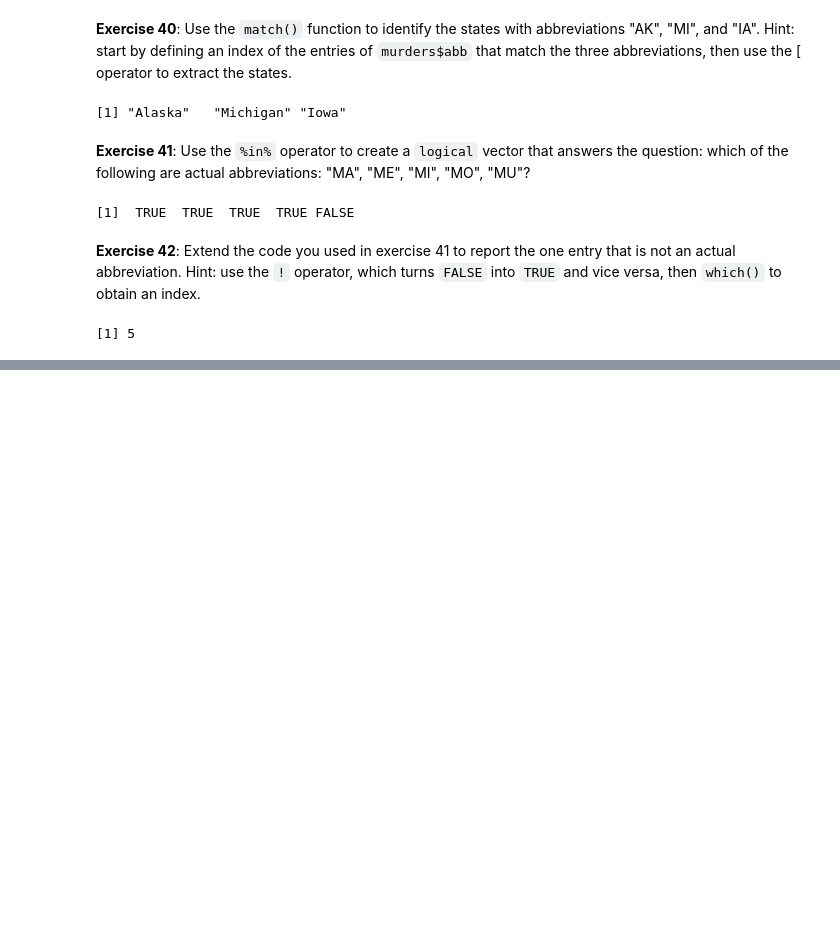
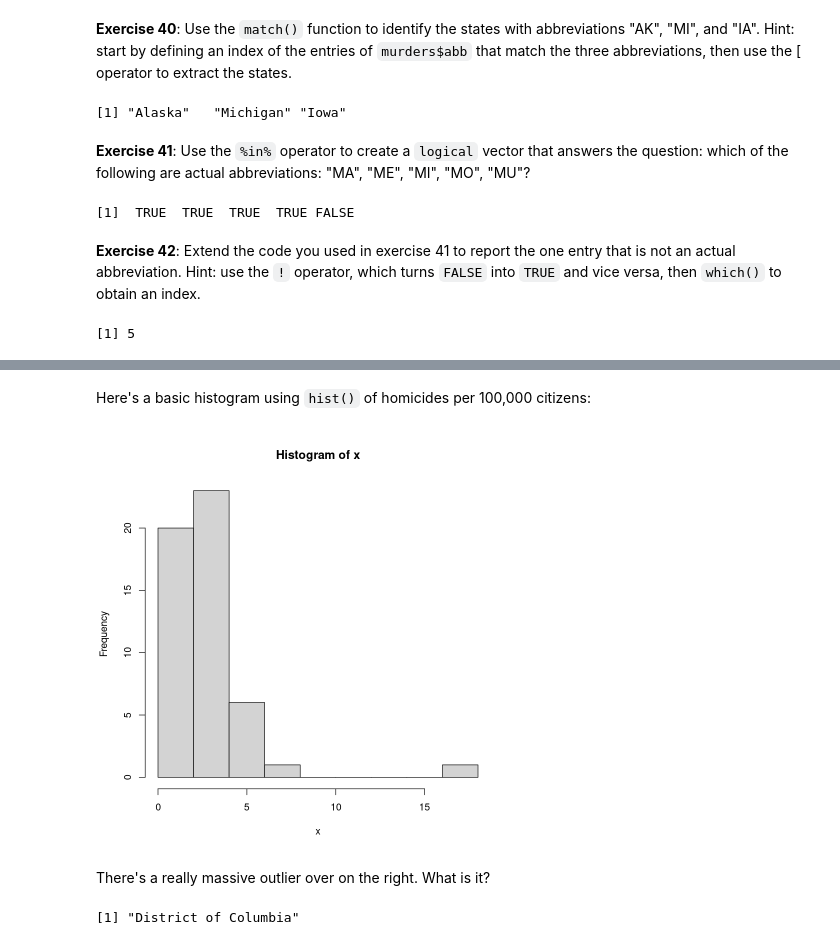
Before and after one commit to readyready15728/data-wrangling-and-visualization-with-r, a Jupyter notebook: 02_r_basics/02_r_basics.ipynb, the cells around one changed output, grey strips where cells are left out. Drawn from its saved outputs; the diff is of its cells as text; code cells hidden in the pictures; blank space fills up the shorter version.

```diff
--- a/02_r_basics/02_r_basics.ipynb
+++ b/02_r_basics/02_r_basics.ipynb
@@ -1670,0 +1688,14 @@ which(!(c('MA', 'ME', 'MI', 'MO', 'MU') %in% murders$abb))
+# %% [markdown]
+Here's a basic histogram using `hist()` of homicides per 100,000 citizens:
+# %%
+x <- with(murders, total / population * 10^5)
+par(bg = 'white')
+hist(x)
+# %% [output]
+[figure, added]
+# %% [markdown]
+There's a really massive outlier over on the right. What is it?
+# %%
+murders$state[which.max(x)]
+# %% [output]
+[1] "District of Columbia"
```
Also changed, not shown: parts of 15 cells of this notebook.
